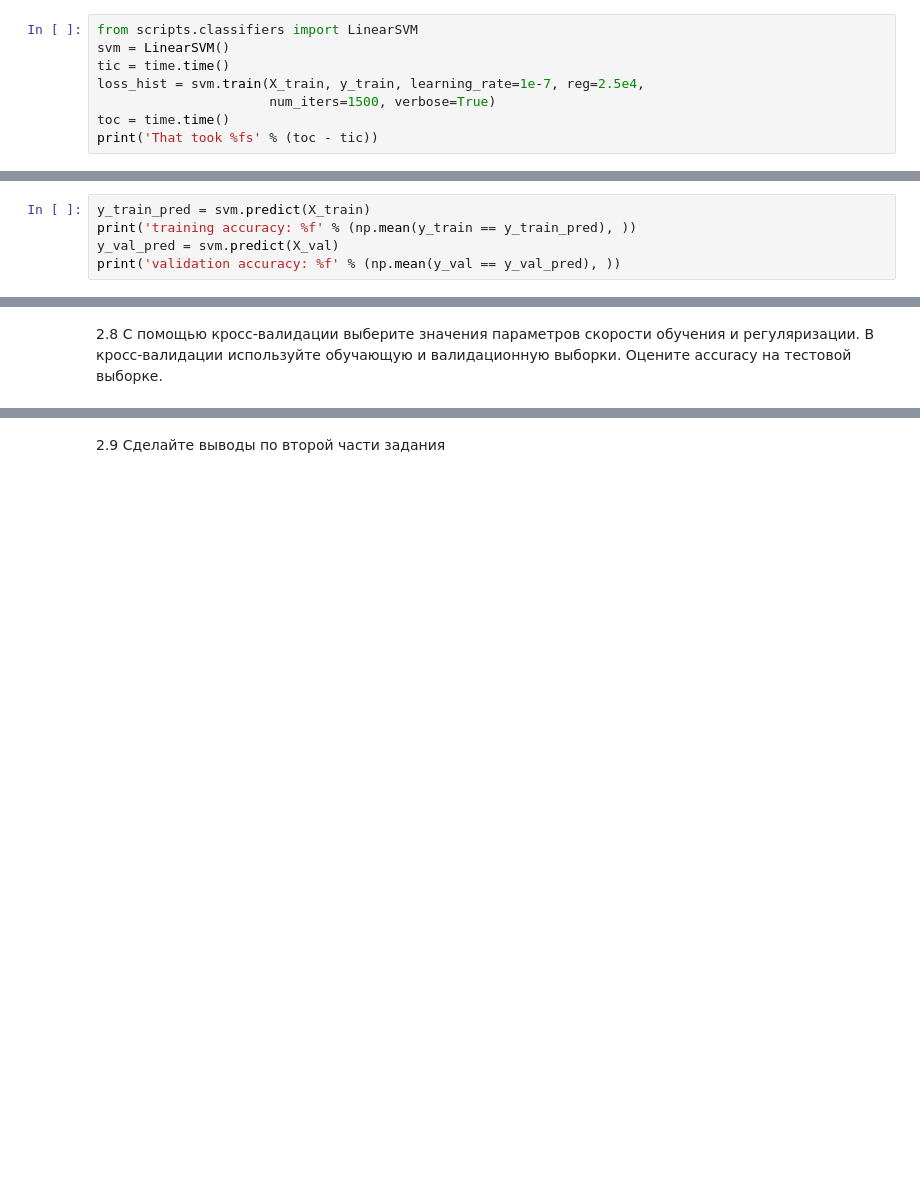
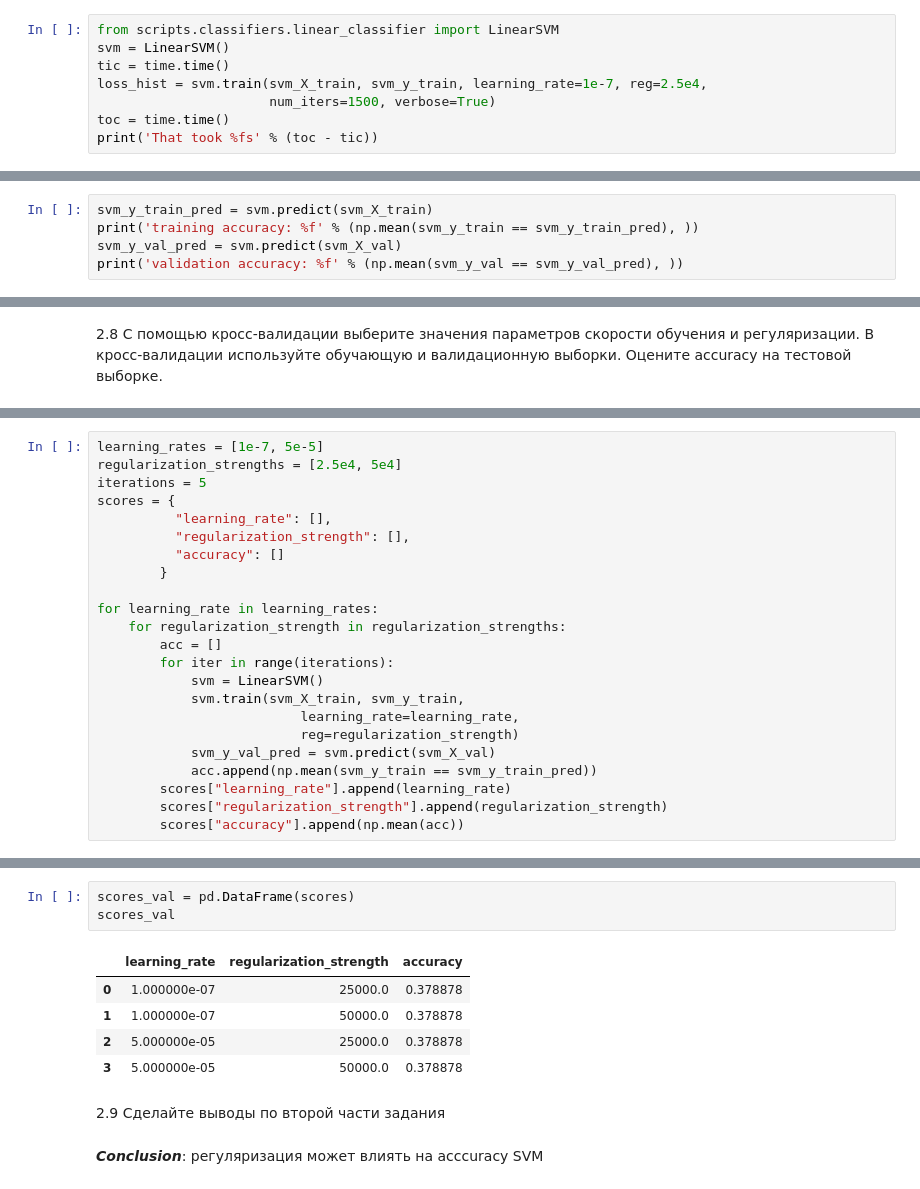
Before and after one commit to DiBoS290699/Neural-Networks-and-Deep-Learning, a Jupyter notebook: Lab1.ipynb, the cells around one changed output, grey strips where cells are left out. Cells and saved outputs as stored; diff of their text form; blank space fills up the shorter version.

```diff
--- a/Lab1.ipynb
+++ b/Lab1.ipynb
@@ -339,10 +383,10 @@ print('difference: %f' % difference)
 # %% [markdown]
 2.7 Реализуйте стохастический градиентный спуск в /classifiers/linear_classifier.py . Реализуйте методы train() и predict() и запустите следующий код
 # %%
-from scripts.classifiers import LinearSVM
+from scripts.classifiers.linear_classifier import LinearSVM
 svm = LinearSVM()
 tic = time.time()
-loss_hist = svm.train(X_train, y_train, learning_rate=1e-7, reg=2.5e4,
+loss_hist = svm.train(svm_X_train, svm_y_train, learning_rate=1e-7, reg=2.5e4,
                       num_iters=1500, verbose=True)
 toc = time.time()
 print('That took %fs' % (toc - tic))
@@ -349,5 +411,5 @@ print('That took %fs' % (toc - tic))
 # %%
-y_train_pred = svm.predict(X_train)
-print('training accuracy: %f' % (np.mean(y_train == y_train_pred), ))
-y_val_pred = svm.predict(X_val)
-print('validation accuracy: %f' % (np.mean(y_val == y_val_pred), ))
+svm_y_train_pred = svm.predict(svm_X_train)
+print('training accuracy: %f' % (np.mean(svm_y_train == svm_y_train_pred), ))
+svm_y_val_pred = svm.predict(svm_X_val)
+print('validation accuracy: %f' % (np.mean(svm_y_val == svm_y_val_pred), ))
@@ -358,0 +421,23 @@ regularization_strengths = [2.5e4, 5e4]
+# %%
+learning_rates = [1e-7, 5e-5]
+regularization_strengths = [2.5e4, 5e4]
+iterations = 5
+scores = {
+          "learning_rate": [],
+          "regularization_strength": [],
+          "accuracy": []
+        }
+
+for learning_rate in learning_rates:
+    for regularization_strength in regularization_strengths:
+        acc = []
+        for iter in range(iterations):
+            svm = LinearSVM()
+            svm.train(svm_X_train, svm_y_train,
+                          learning_rate=learning_rate,
+                          reg=regularization_strength)
+            svm_y_val_pred = svm.predict(svm_X_val)
+            acc.append(np.mean(svm_y_train == svm_y_train_pred))
+        scores["learning_rate"].append(learning_rate)
+        scores["regularization_strength"].append(regularization_strength)
+        scores["accuracy"].append(np.mean(acc))
@@ -359,2 +465,13 @@ regularization_strengths = [2.5e4, 5e4]
+# %%
+scores_val = pd.DataFrame(scores)
+scores_val
+# %% [output]
+|  | learning_rate | regularization_strength | accuracy |
+| 0 | 1.000000e-07 | 25000.0 | 0.378878 |
+| 1 | 1.000000e-07 | 50000.0 | 0.378878 |
+| 2 | 5.000000e-05 | 25000.0 | 0.378878 |
+| 3 | 5.000000e-05 | 50000.0 | 0.378878 |
 # %% [markdown]
 2.9 Сделайте выводы по второй части задания
+# %% [markdown]
+***Conclusion***: регуляризация может влиять на acccuracy SVM
```
Also changed, not shown: parts of 37 cells of this notebook, 2 other files.
